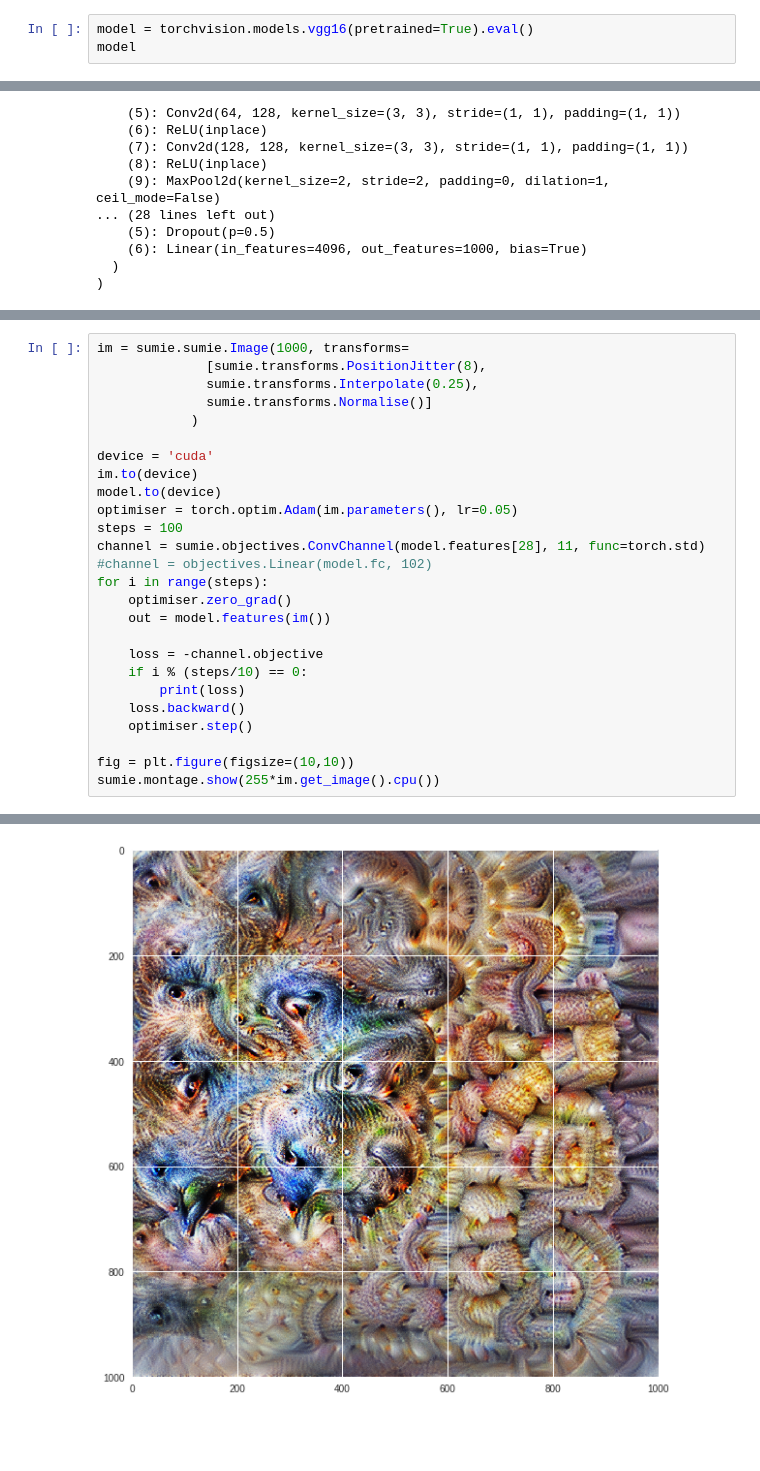
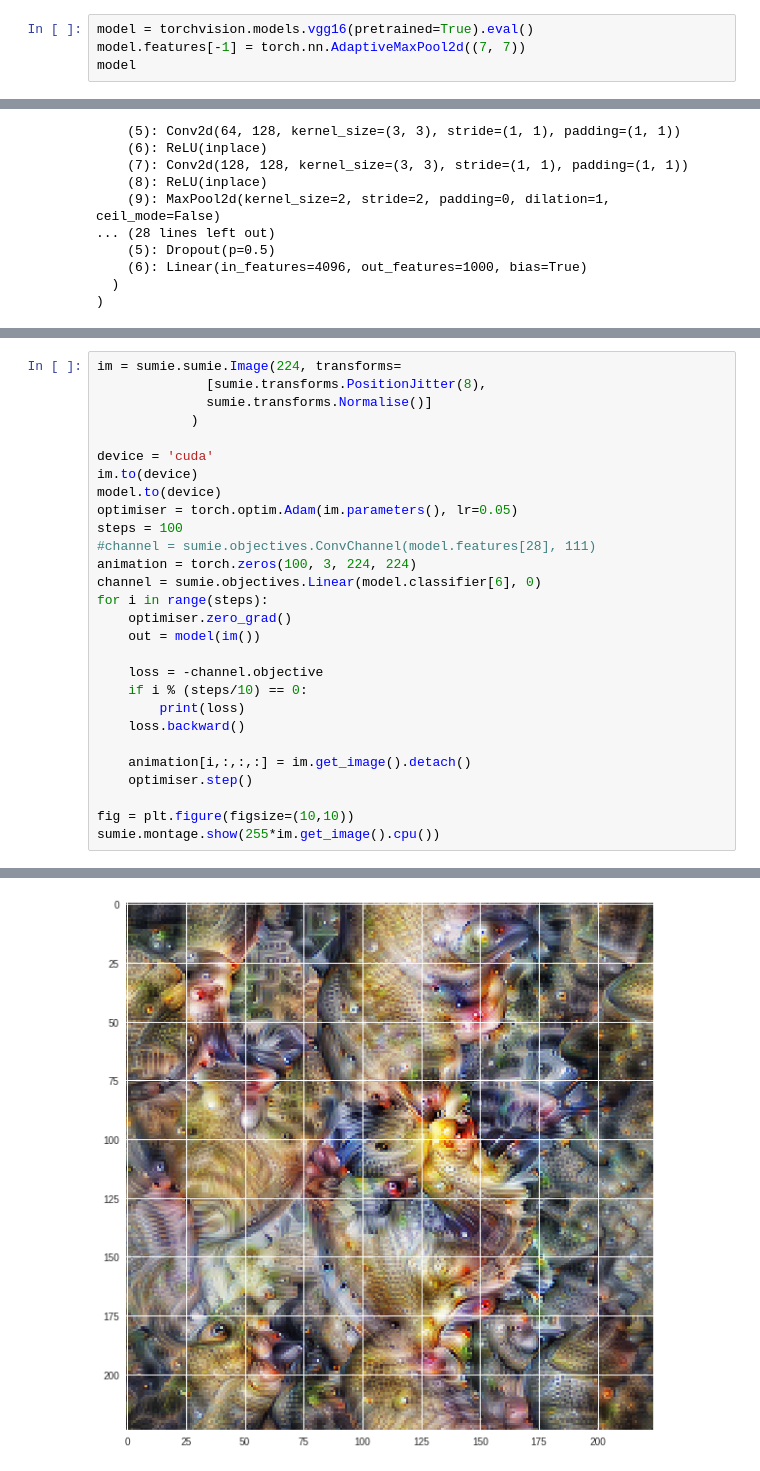
Before and after one commit to justinpinkney/sumie, a Jupyter notebook: docs/im_opt.ipynb, the cells around one changed output, grey strips where cells are left out. Drawn from its saved outputs; the diff is of its cells as text; blank space fills up the shorter version.

```diff
--- a/docs/im_opt.ipynb
+++ b/docs/im_opt.ipynb
@@ -27,6 +28,7 @@ import sumie.objectives
 import sumie.montage
 # %%
 model = torchvision.models.vgg16(pretrained=True).eval()
+model.features[-1] = torch.nn.AdaptiveMaxPool2d((7, 7))
 model
 # %% [output]
 VGG(
@@ -59,7 +51,6 @@ def normalise(in_tensor):
 # %%
-im = sumie.sumie.Image(1000, transforms=
+im = sumie.sumie.Image(224, transforms=
               [sumie.transforms.PositionJitter(8),
-              sumie.transforms.Interpolate(0.25),
               sumie.transforms.Normalise()]
             )
 
@@ -68,16 +59,19 @@ im.to(device)
 model.to(device)
 optimiser = torch.optim.Adam(im.parameters(), lr=0.05)
 steps = 100
-channel = sumie.objectives.ConvChannel(model.features[28], 11, func=torch.std)
-#channel = objectives.Linear(model.fc, 102)
+#channel = sumie.objectives.ConvChannel(model.features[28], 111)
+animation = torch.zeros(100, 3, 224, 224)
+channel = sumie.objectives.Linear(model.classifier[6], 0)
 for i in range(steps):
     optimiser.zero_grad()
-    out = model.features(im())
+    out = model(im())
 
     loss = -channel.objective
     if i % (steps/10) == 0:
         print(loss)
     loss.backward()
+
+    animation[i,:,:,:] = im.get_image().detach()
     optimiser.step()
 
 fig = plt.figure(figsize=(10,10))
@@ -96 +90 @@ tensor(-142.7282, device='cuda:0', grad_fn=<NegBackward>)
-[figure, old version]
+[figure, new version]
```
Also changed, not shown: parts of 8 cells of this notebook, 4 other files.
